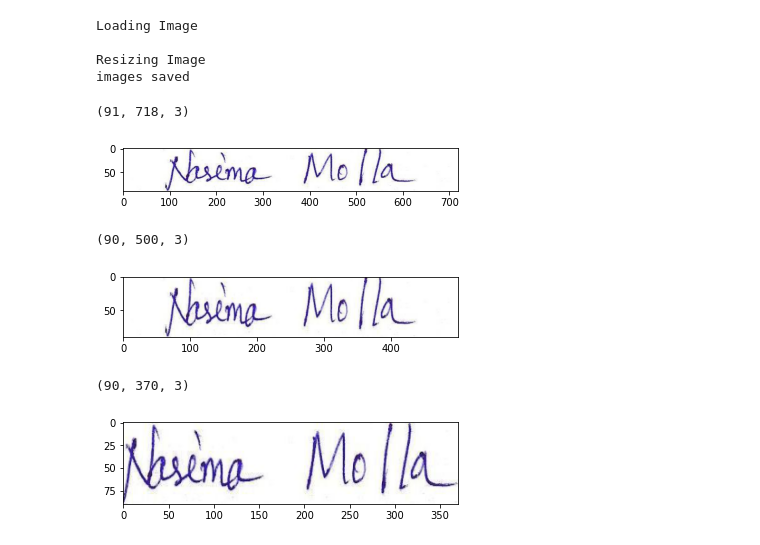
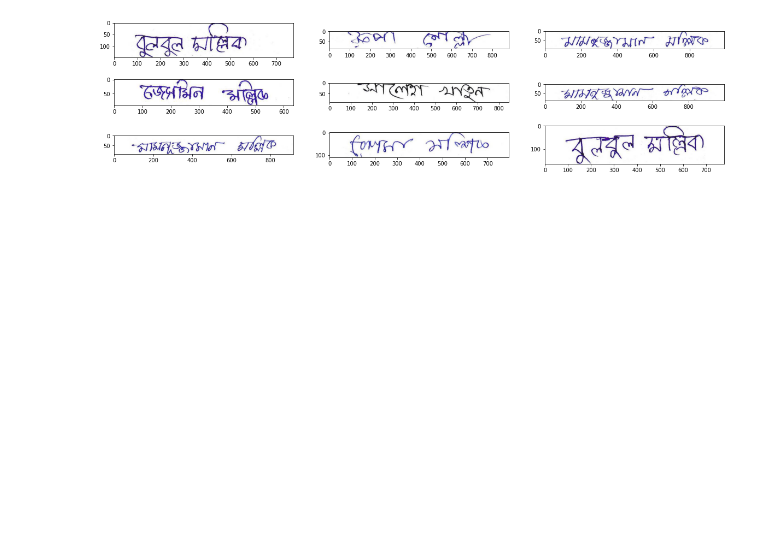
Before and after one commit to NahinBanu/SignDetection, a Jupyter notebook: Experimental_notebook.ipynb, the cells around one changed output. Saved outputs shown, nothing was run; the diff lists cells and outputs as text; code cells hidden in the pictures; blank space fills up the shorter version.

```diff
--- a/Experimental_notebook.ipynb
+++ b/Experimental_notebook.ipynb
@@ -46,30 +41,0 @@ plt.imshow(box[i])
-# %%
-from_path = "/home/ramiz/signatureDetection//Signs/Originals/English/"
-to_path = "/home/ramiz/signatureDetection//Signs/"
-count = Process_Image(from_path, to_path, "0", 1, first_name="ENG_0")
-# %% [output]
-Loading Image
-
-Resizing Image
-images saved
-# %%
-img = plt.imread("./Signs/Originals/English/0/ENG_0002.jpg")
-plt.imshow(img);
-img.shape
-# %% [output]
-(91, 718, 3)
-[figure, removed]
-# %%
-res = Resize_Image(img)
-plt.imshow(res);
-res.shape
-# %% [output]
-(90, 500, 3)
-[figure, removed]
-# %%
-box = Detect_box(res, Crop=True)
-plt.imshow(box)
-box.shape
-# %% [output]
-(90, 370, 3)
-[figure, removed]
@@ -79,0 +42,15 @@ path = glob.glob()
+# %%
+def show_image(imageList, i, num_rows=2, num_cols=2, axis_off=True, figsize=(10, 5)):
+    x = 1
+    plt.figure(figsize=figsize)
+    while (x <= num_rows*num_cols):
+        plt.subplot(num_rows, num_cols, x)
+        plt.imshow(imageList[i])
+        if axis_off:
+            plt.axis("off")
+        x+=1
+        i+=1
+# %%
+show_image(images, 100, num_rows=3, num_cols=3, figsize=(20, 5), axis_off=False)
+# %% [output]
+[figure, added]
```
Also changed, not shown: parts of 10 cells of this notebook.
